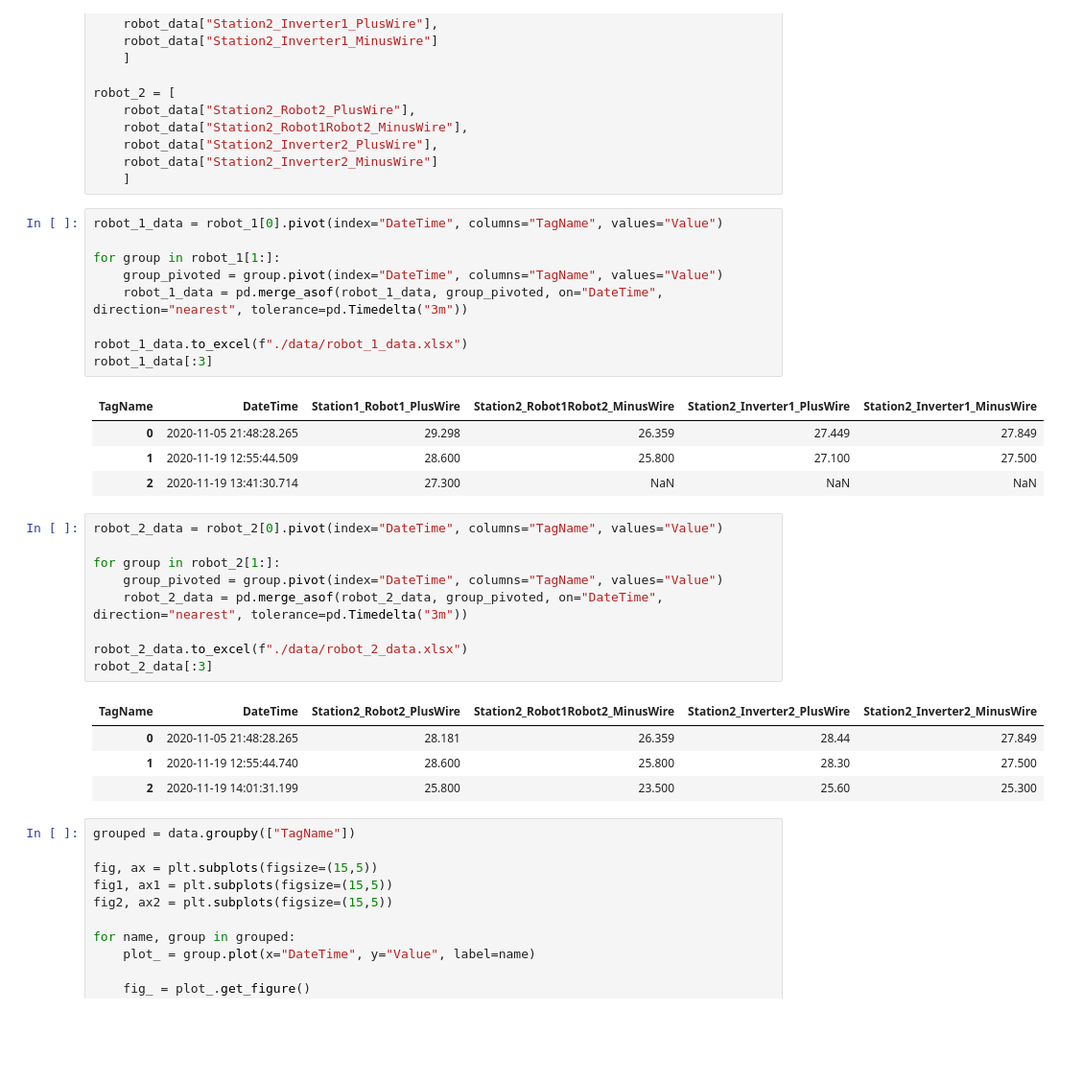
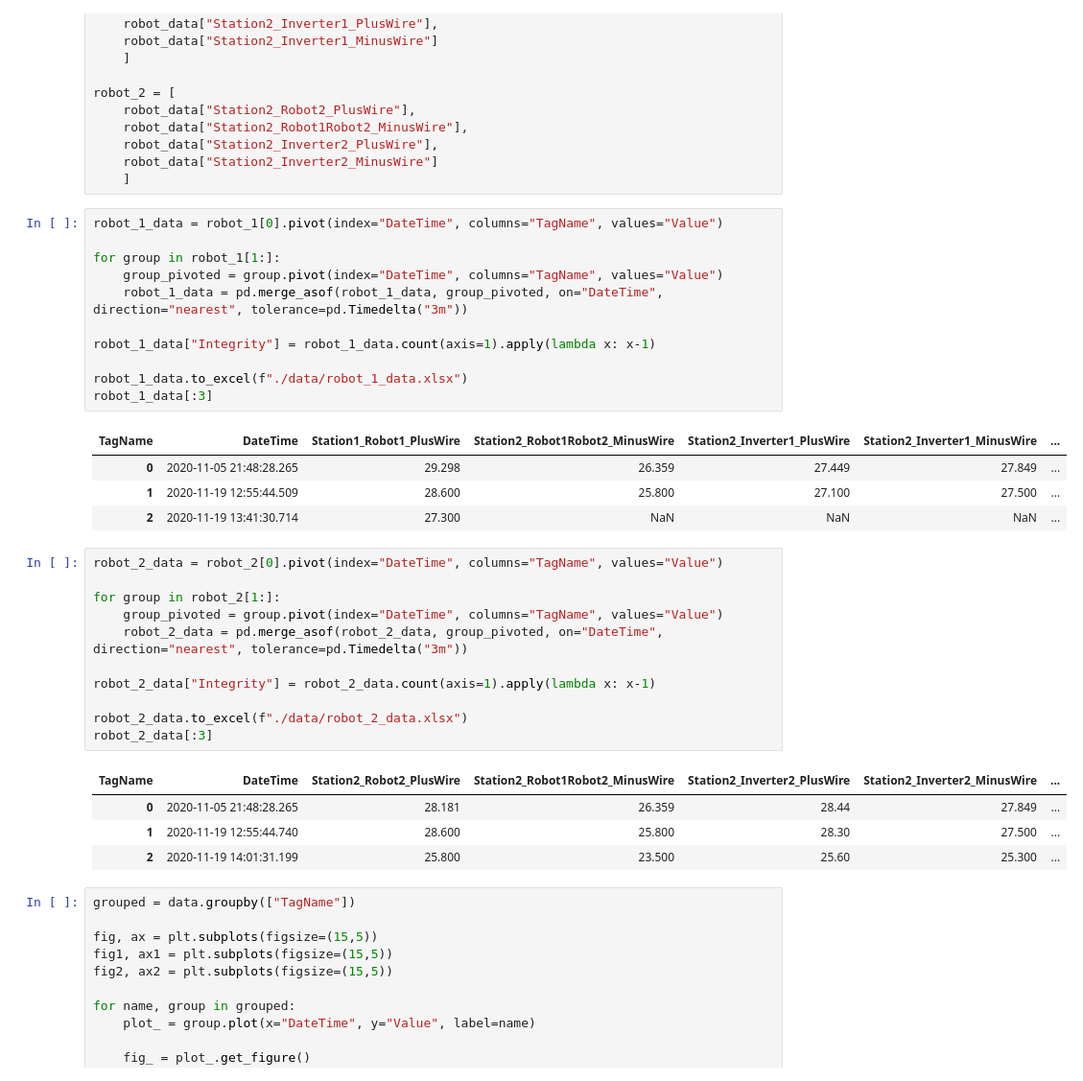
Before and after one commit to Klotske/predictive_analytics, a Jupyter notebook: main.ipynb, the cells around one changed output. Shown at 96% size. Saved outputs shown, nothing was run; the diff lists cells and outputs as text; blank space fills up the shorter version.

Commit message:
Added Integrity column to filter good data

```diff
--- a/main.ipynb
+++ b/main.ipynb
@@ -65,17 +65,19 @@ robot_2 = [
 # %%
 robot_1_data = robot_1[0].pivot(index="DateTime", columns="TagName", values="Value")
 
 for group in robot_1[1:]:
     group_pivoted = group.pivot(index="DateTime", columns="TagName", values="Value")
     robot_1_data = pd.merge_asof(robot_1_data, group_pivoted, on="DateTime", direction="nearest", tolerance=pd.Timedelta("3m"))
 
+robot_1_data["Integrity"] = robot_1_data.count(axis=1).apply(lambda x: x-1)
+
 robot_1_data.to_excel(f"./data/robot_1_data.xlsx")
 robot_1_data[:3]
 # %% [output]
-| TagName | DateTime | Station1_Robot1_PlusWire | Station2_Robot1Robot2_MinusWire | Station2_Inverter1_PlusWire | Station2_Inverter1_MinusWire |
-| 0 | 2020-11-05 21:48:28.265 | 29.298 | 26.359 | 27.449 | 27.849 |
-| 1 | 2020-11-19 12:55:44.509 | 28.600 | 25.800 | 27.100 | 27.500 |
-| 2 | 2020-11-19 13:41:30.714 | 27.300 | NaN | NaN | NaN |
+| TagName | DateTime | Station1_Robot1_PlusWire | Station2_Robot1Robot2_MinusWire | Station2_Inverter1_PlusWire | Station2_Inverter1_MinusWire | ... |
+| 0 | 2020-11-05 21:48:28.265 | 29.298 | 26.359 | 27.449 | 27.849 | ... |
+| 1 | 2020-11-19 12:55:44.509 | 28.600 | 25.800 | 27.100 | 27.500 | ... |
+| 2 | 2020-11-19 13:41:30.714 | 27.300 | NaN | NaN | NaN | ... |
 # %%
 robot_2_data = robot_2[0].pivot(index="DateTime", columns="TagName", values="Value")
 
@@ -83,13 +85,15 @@ for group in robot_2[1:]:
     group_pivoted = group.pivot(index="DateTime", columns="TagName", values="Value")
     robot_2_data = pd.merge_asof(robot_2_data, group_pivoted, on="DateTime", direction="nearest", tolerance=pd.Timedelta("3m"))
 
+robot_2_data["Integrity"] = robot_2_data.count(axis=1).apply(lambda x: x-1)
+
 robot_2_data.to_excel(f"./data/robot_2_data.xlsx")
 robot_2_data[:3]
 # %% [output]
-| TagName | DateTime | Station2_Robot2_PlusWire | Station2_Robot1Robot2_MinusWire | Station2_Inverter2_PlusWire | Station2_Inverter2_MinusWire |
-| 0 | 2020-11-05 21:48:28.265 | 28.181 | 26.359 | 28.44 | 27.849 |
-| 1 | 2020-11-19 12:55:44.740 | 28.600 | 25.800 | 28.30 | 27.500 |
-| 2 | 2020-11-19 14:01:31.199 | 25.800 | 23.500 | 25.60 | 25.300 |
+| TagName | DateTime | Station2_Robot2_PlusWire | Station2_Robot1Robot2_MinusWire | Station2_Inverter2_PlusWire | Station2_Inverter2_MinusWire | ... |
+| 0 | 2020-11-05 21:48:28.265 | 28.181 | 26.359 | 28.44 | 27.849 | ... |
+| 1 | 2020-11-19 12:55:44.740 | 28.600 | 25.800 | 28.30 | 27.500 | ... |
+| 2 | 2020-11-19 14:01:31.199 | 25.800 | 23.500 | 25.60 | 25.300 | ... |
 # %%
 grouped = data.groupby(["TagName"])
 
```
Also changed, not shown: 2 other files.
